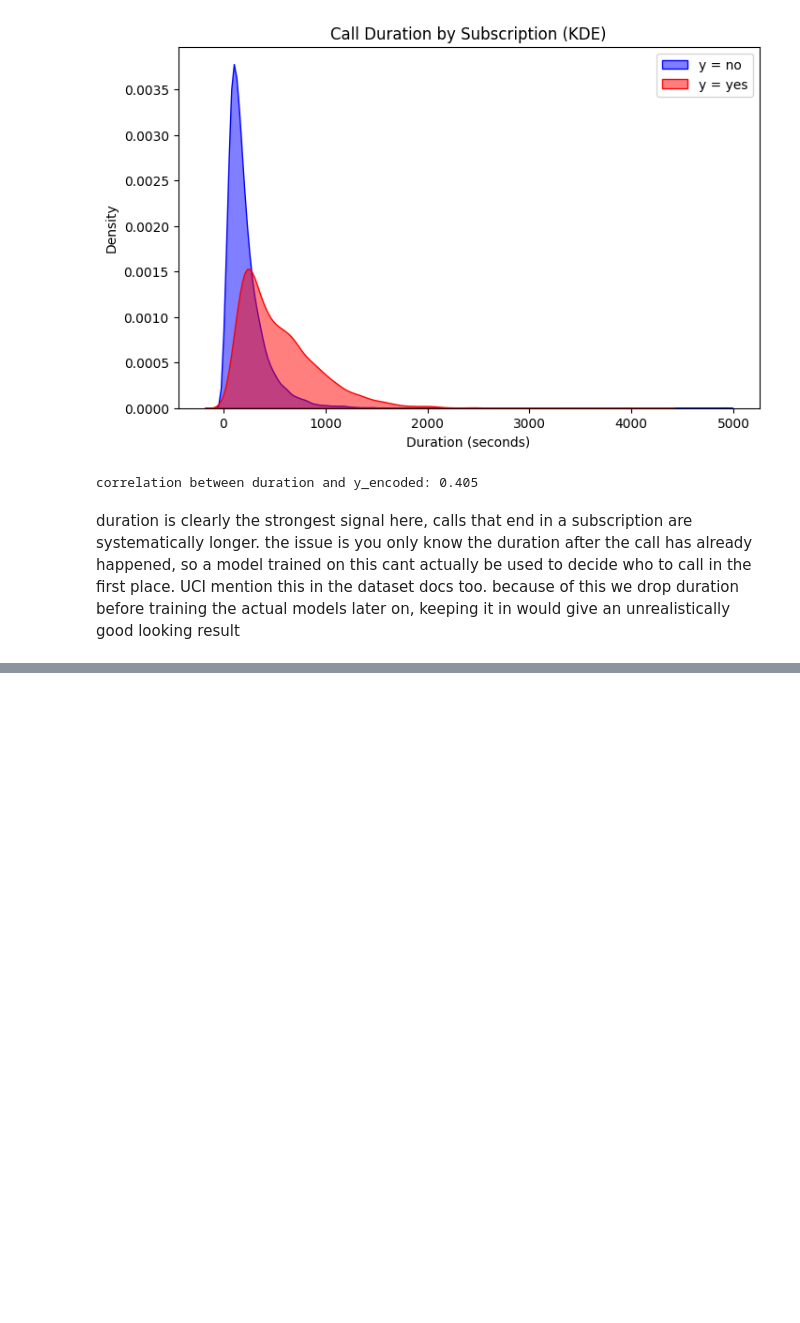
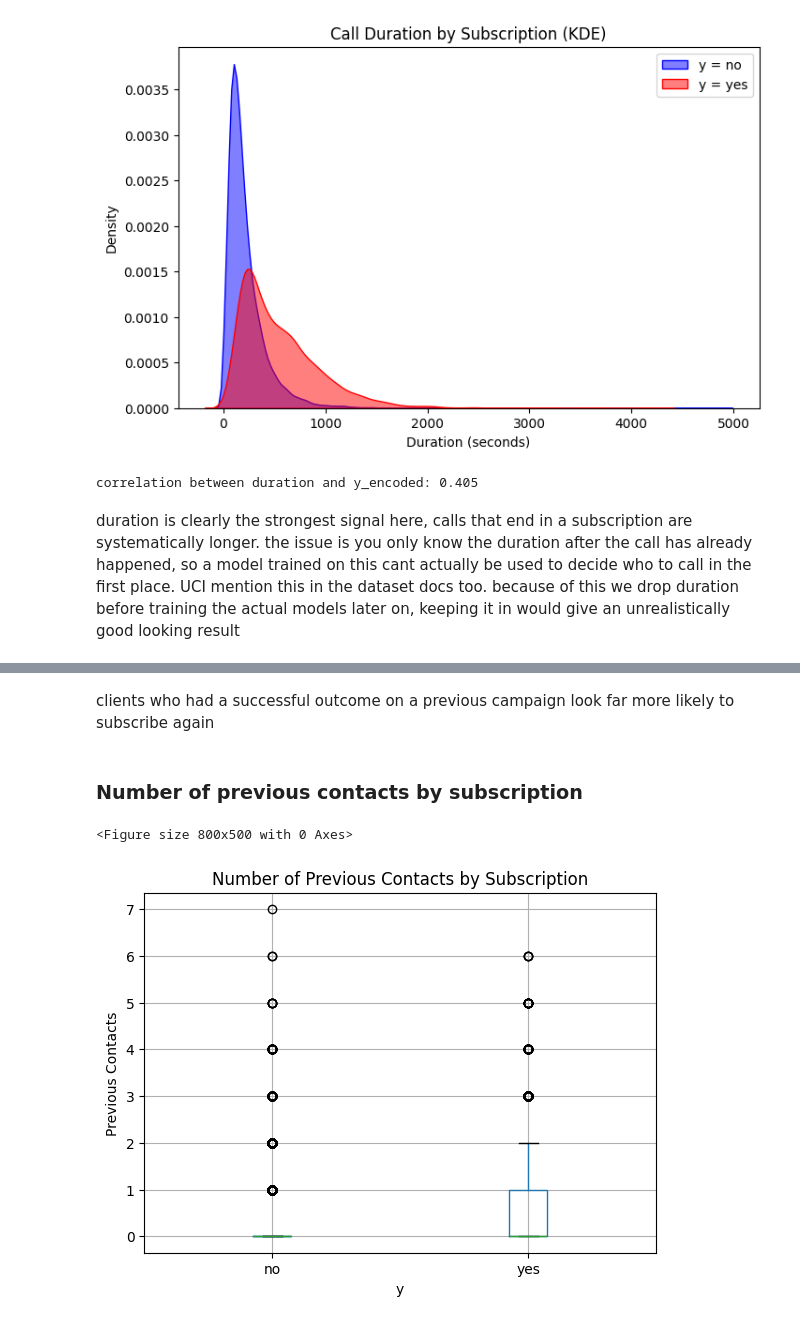
Before and after one commit to cuboidalstudios/ML_REF_DEF, a Jupyter notebook: Machine_Learning_REFDEF.ipynb, the cells around one changed output, grey strips where cells are left out. Cells and saved outputs as stored; diff of their text form; code cells hidden in the pictures; blank space fills up the shorter version.

```diff
--- a/Machine_Learning_REFDEF.ipynb
+++ b/Machine_Learning_REFDEF.ipynb
@@ -244,0 +318,14 @@ unrealistically good looking result
+# %% [markdown]
+clients who had a successful outcome on a previous campaign look far more likely to subscribe again
+# %% [markdown]
+### Number of previous contacts by subscription
+# %%
+plt.figure(figsize=(8,5))
+df.boxplot(column='previous', by='y')
+plt.title('Number of Previous Contacts by Subscription')
+plt.suptitle('')
+plt.ylabel('Previous Contacts')
+plt.show()
+# %% [output]
+<Figure size 800x500 with 0 Axes>
+[figure, added]
```
Also changed, not shown: parts of 36 cells of this notebook.
